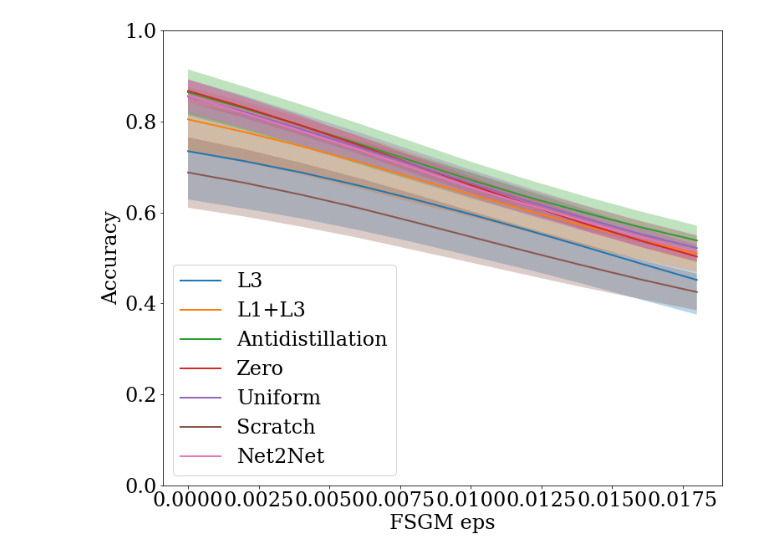
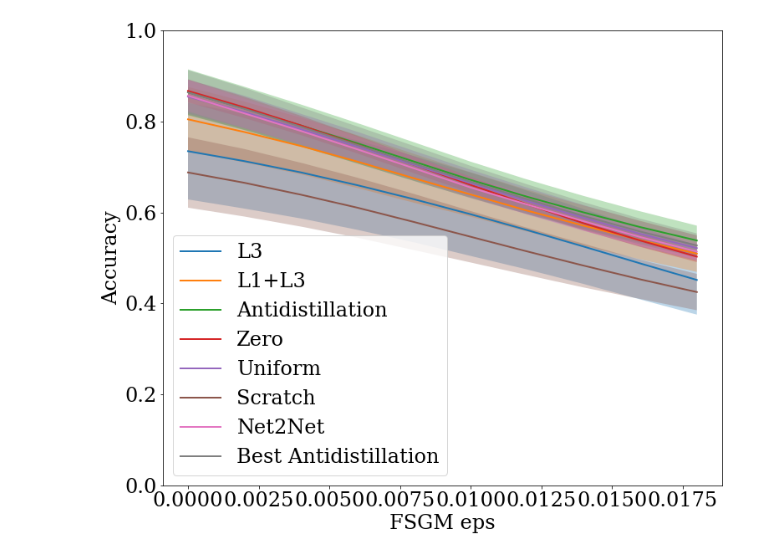
Before and after one commit to intsystems/2022-Project-97, a Jupyter notebook: src/fminst/plot_plots.ipynb, the cells around one changed output. Saved outputs shown, nothing was run; the diff lists cells and outputs as text; code cells hidden in the pictures.

Commit message:
add histories and hyperparameter search for antidistill

```diff
--- a/src/fminst/plot_plots.ipynb
+++ b/src/fminst/plot_plots.ipynb
@@ -22,14 +23,13 @@ Using cpu device
 <Figure size 864x720 with 0 Axes>
 # %%
-#with open(pipeline.get_path()+'/history_antidistil2.json') as inp:
-#    history_antidistil = json.load(inp)
-
 with open(pipeline.get_path()+'/history_noise.json') as inp:
     history_noise = json.load(inp)
 
-
 with open(pipeline.get_path()+'/history_antidistil.json') as inp:
     history_antidistil = json.load(inp)
+
+with open(pipeline.get_path()+'/history_best_antidistill.json') as inp:
+    history_best_antidistil = json.load(inp)
 
 with open(pipeline.get_path()+'/history_l1_l3.json') as inp:
     history_l1_l3 = json.load(inp)
@@ -68,11 +78,11 @@ plot.plot_variance([history_noise, history_l1_l3, history_antidistil, history_5_
 # %%
 reload(plot)
 plot.prepare_for_plots()
 plot.plot_variance([history_noise, history_l1_l3, history_antidistil,
                    history_5_zero, history_5_uni,
-                   history_5_scratch, history_5_n2n],
+                   history_5_scratch, history_5_n2n, history_best_antidistil],
                    consts.fsgm_eps,
-                   ['L3', 'L1+L3', 'Antidistillation', 'Zero', 'Uniform', 'Scratch', 'Net2Net'], 'fsgm_noise_acc',
+                   ['L3', 'L1+L3', 'Antidistillation', 'Zero', 'Uniform', 'Scratch', 'Net2Net', 'Best Antidistillation'], 'fsgm_noise_acc',
                     'FSGM eps', 'Accuracy')
 # %% [output]
-[figure, old version]
+[figure, new version]
```
Also changed, not shown: parts of 7 cells of this notebook, 3 other files.
